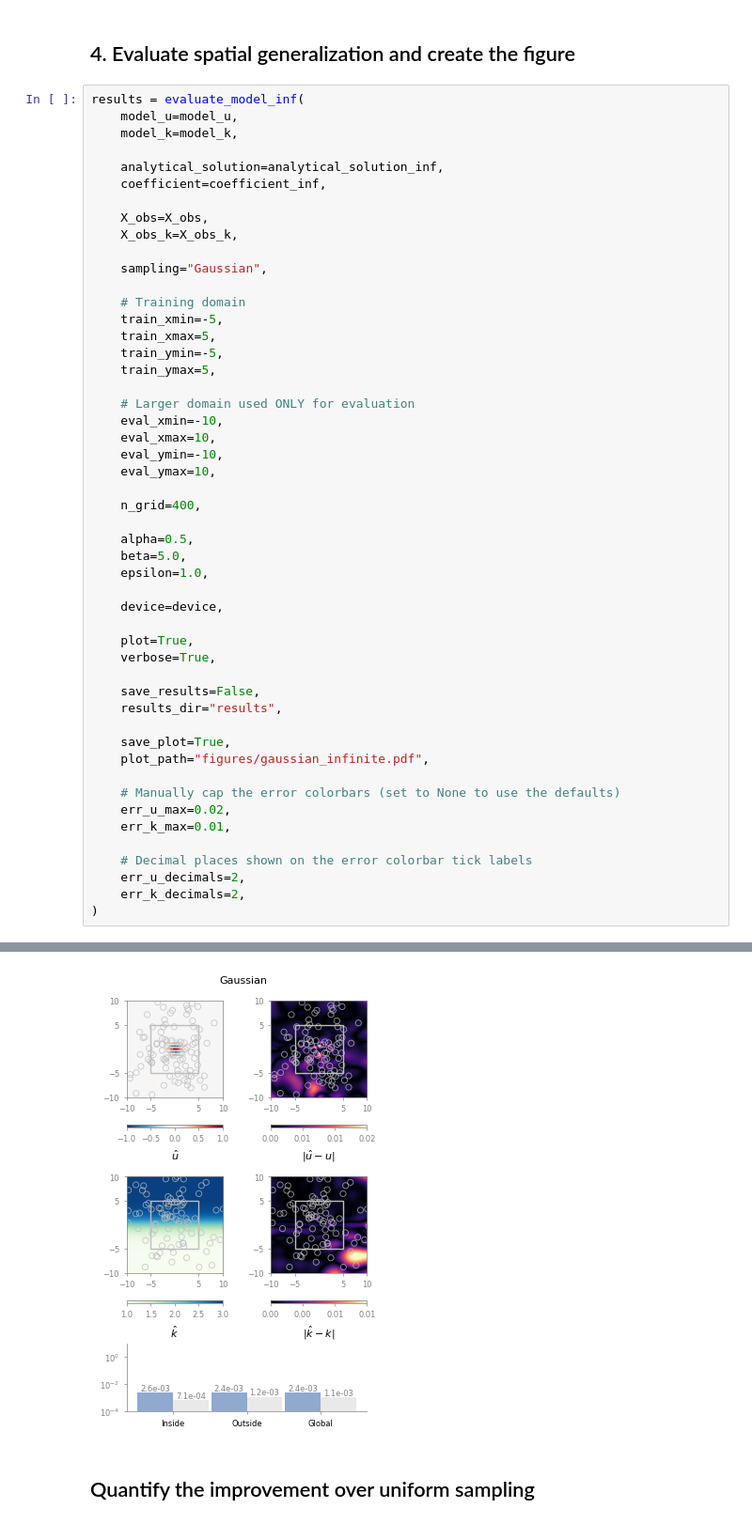
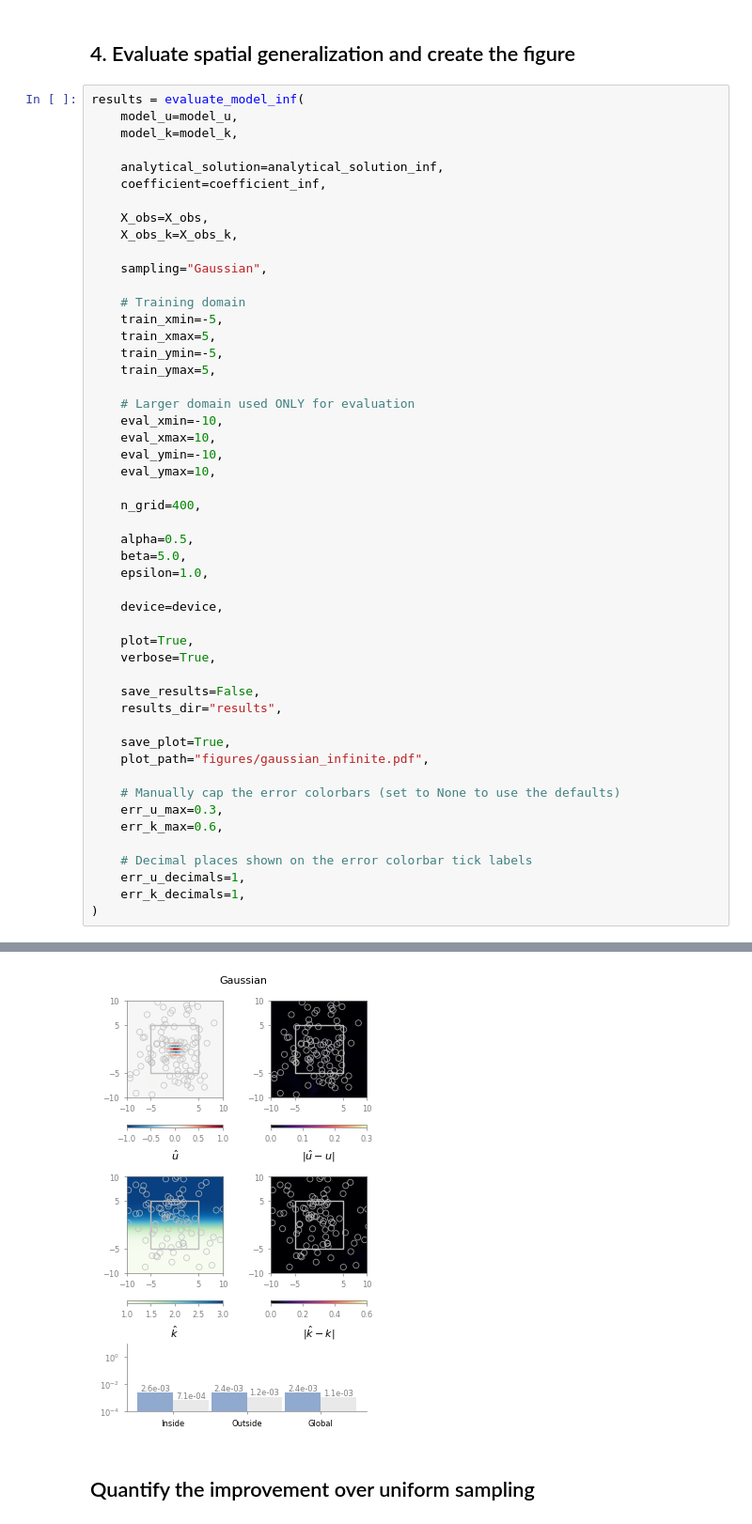
Before and after one commit to oscar-rincon/unbounded-domains, a Jupyter notebook: main/04_sampling_approximation/04_Sampling_plots_Gaussian_Infinite.ipynb, the cells around one changed output, grey strips where cells are left out. Shown at 94% size. Drawn from its saved outputs; the diff is of its cells as text.

```diff
--- a/main/04_sampling_approximation/04_Sampling_plots_Gaussian_Infinite.ipynb
+++ b/main/04_sampling_approximation/04_Sampling_plots_Gaussian_Infinite.ipynb
@@ -134,38 +134,38 @@ results = evaluate_model_inf(
     results_dir="results",
 
     save_plot=True,
     plot_path="figures/gaussian_infinite.pdf",
 
     # Manually cap the error colorbars (set to None to use the defaults)
-    err_u_max=0.02,
-    err_k_max=0.01,
+    err_u_max=0.3,
+    err_k_max=0.6,
 
     # Decimal places shown on the error colorbar tick labels
-    err_u_decimals=2,
-    err_k_decimals=2,
+    err_u_decimals=1,
+    err_k_decimals=1,
 )
 # %% [output]
 ========================================
 Spatial generalization (MAE)
 ========================================
 Training domain : [-5, 5] × [-5, 5]
 Evaluation domain : [-10, 10] × [-10, 10]
 
 Global MAE
 u : 2.420e-03
 k : 1.078e-03
 
 Inside training domain
 u : 2.586e-03
 k : 7.106e-04
 
 Outside training domain
 u : 2.365e-03
 k : 1.200e-03
 Maximum |u_hat - u|: 0.021525
 Maximum |k_hat - k|: 0.010665
 Prediction plot saved to: figures/gaussian_infinite.pdf
-[figure, old version]
+[figure, new version]
 # %% [markdown]
 ## Quantify the improvement over uniform sampling
 # %%
```
Also changed, not shown: 10 other files.
